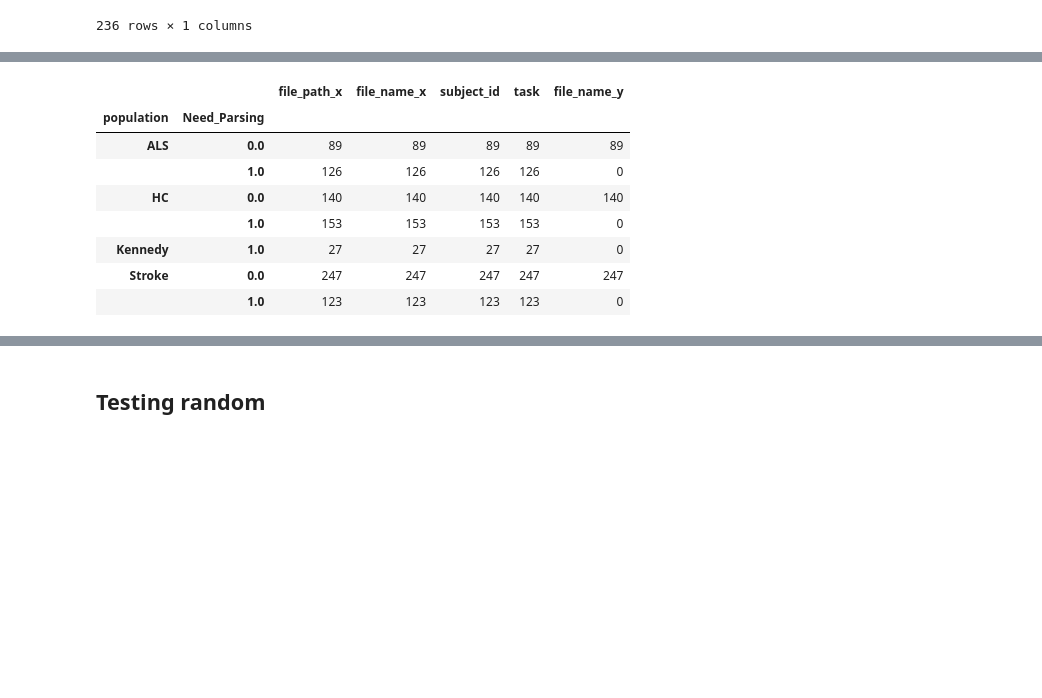
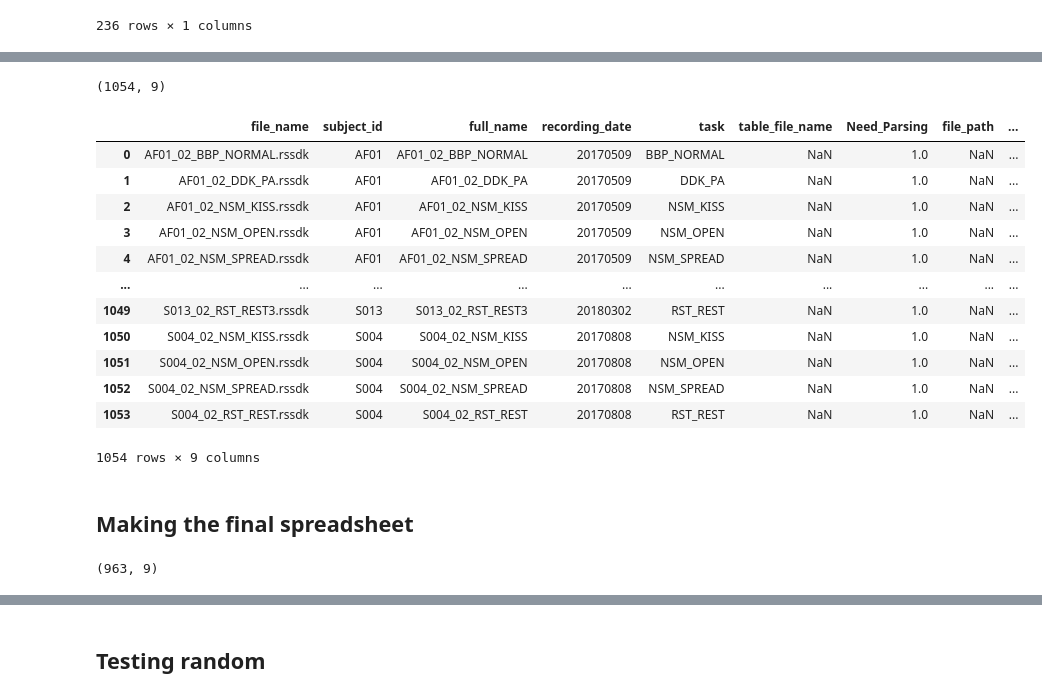
Before and after one commit to denizjafari/ClinicalScore, a Jupyter notebook: parsing_dataset.ipynb, the cells around one changed output, grey strips where cells are left out. Cells and saved outputs as stored; diff of their text form; code cells hidden in the pictures; blank space fills up the shorter version.

```diff
--- a/parsing_dataset.ipynb
+++ b/parsing_dataset.ipynb
@@ -284,2 +334,2 @@ test2
 # %%
-test2 = test2.drop(['file_path_y'],axis=1)
+test2 = test2.drop(['file_path_x','file_path_y'],axis=1)
@@ -285,0 +364,10 @@ test2 = test2.drop(['file_path_y'],axis=1)
+# %%
+movies1 = pd.read_csv("/Users/denizjafari/Documents/CODE/ClinicalScore/ClinicalScore/avi_data_diego.txt",  header=None)
+movies2 = pd.read_csv("/Users/denizjafari/Documents/CODE/ClinicalScore/ClinicalScore/avi_data_deniz.txt",  header=None)
+
+print(movies1.shape)
+print(movies2.shape)
+movies = [movies1,movies2]
+movies = pd.concat(movies)
+print(movies.shape)
+movies
@@ -285,0 +391,13 @@ test2 = test2.drop(['file_path_y'],axis=1)
+# %%
+movies.rename(columns = {0: 'file_path'}, inplace = True)
+
+movies['avi_file_name'] = [os.path.basename(x) for x in movies['file_path']]
+
+
+movies['subject_id'] = [get_subject_id(x) for x in movies['avi_file_name']]
+movies['full_name'] = [get_full_name(x) for x in movies['avi_file_name']]
+movies['task'] = [set_task(x) for x in movies['avi_file_name']]
+print(movies.shape)
+movies= movies.drop_duplicates(subset=['avi_file_name'])
+print(movies.shape)
+movies
@@ -285,0 +420,19 @@ test2 = test2.drop(['file_path_y'],axis=1)
+# %%
+test3 = pd.merge(test2, movies,how='left', on=['subject_id', 'full_name', 'task'])
+print(test3.shape)
+test3
+# %% [output]
+(1054, 9)
+|  | file_name | subject_id | full_name | recording_date | task | table_file_name | Need_Parsing | file_path | ... |
+| 0 | AF01_02_BBP_NORMAL.rssdk | AF01 | AF01_02_BBP_NORMAL | 20170509 | BBP_NORMAL | NaN | 1.0 | NaN | ... |
+| 1 | AF01_02_DDK_PA.rssdk | AF01 | AF01_02_DDK_PA | 20170509 | DDK_PA | NaN | 1.0 | NaN | ... |
+| 2 | AF01_02_NSM_KISS.rssdk | AF01 | AF01_02_NSM_KISS | 20170509 | NSM_KISS | NaN | 1.0 | NaN | ... |
+| 3 | AF01_02_NSM_OPEN.rssdk | AF01 | AF01_02_NSM_OPEN | 20170509 | NSM_OPEN | NaN | 1.0 | NaN | ... |
+| 4 | AF01_02_NSM_SPREAD.rssdk | AF01 | AF01_02_NSM_SPREAD | 20170509 | NSM_SPREAD | NaN | 1.0 | NaN | ... |
+| ... | ... | ... | ... | ... | ... | ... | ... | ... | ... |
+| 1049 | S013_02_RST_REST3.rssdk | S013 | S013_02_RST_REST3 | 20180302 | RST_REST | NaN | 1.0 | NaN | ... |
+| 1050 | S004_02_NSM_KISS.rssdk | S004 | S004_02_NSM_KISS | 20170808 | NSM_KISS | NaN | 1.0 | NaN | ... |
+| 1051 | S004_02_NSM_OPEN.rssdk | S004 | S004_02_NSM_OPEN | 20170808 | NSM_OPEN | NaN | 1.0 | NaN | ... |
+| 1052 | S004_02_NSM_SPREAD.rssdk | S004 | S004_02_NSM_SPREAD | 20170808 | NSM_SPREAD | NaN | 1.0 | NaN | ... |
+| 1053 | S004_02_RST_REST.rssdk | S004 | S004_02_RST_REST | 20170808 | RST_REST | NaN | 1.0 | NaN | ... |
+1054 rows × 9 columns
@@ -286,3 +441,5 @@ test2 = test2.drop(['file_path_y'],axis=1)
+# %% [markdown]
+## Making the final spreadsheet
 # %%
 ids = ['A','K', 'OP', 'S', 'N', 'PD', 'P']
 
@@ -308,17 +465,10 @@ test2['population'] = [pop_labeler(x) for x in test2['subject_id']]
 # %%
 # get rid of the PD population
 
-test2 = test2[test2['population'] != 'PD']
+test3 = test3[test3['population'] != 'PD']
 
-test2.groupby(['population', 'Need_Parsing']).count()
+test3.groupby(['population', 'Need_Parsing']).count()
+print(test3.shape)
 # %% [output]
-|  |  | file_path_x | file_name_x | subject_id | task | file_name_y |
-| population | Need_Parsing |  |  |  |  |  |
-| ALS | 0.0 | 89 | 89 | 89 | 89 | 89 |
-|  | 1.0 | 126 | 126 | 126 | 126 | 0 |
-| HC | 0.0 | 140 | 140 | 140 | 140 | 140 |
-|  | 1.0 | 153 | 153 | 153 | 153 | 0 |
-| Kennedy | 1.0 | 27 | 27 | 27 | 27 | 0 |
-| Stroke | 0.0 | 247 | 247 | 247 | 247 | 247 |
-|  | 1.0 | 123 | 123 | 123 | 123 | 0 |
+(963, 9)
 # %%
```
Also changed, not shown: parts of 21 cells of this notebook.
